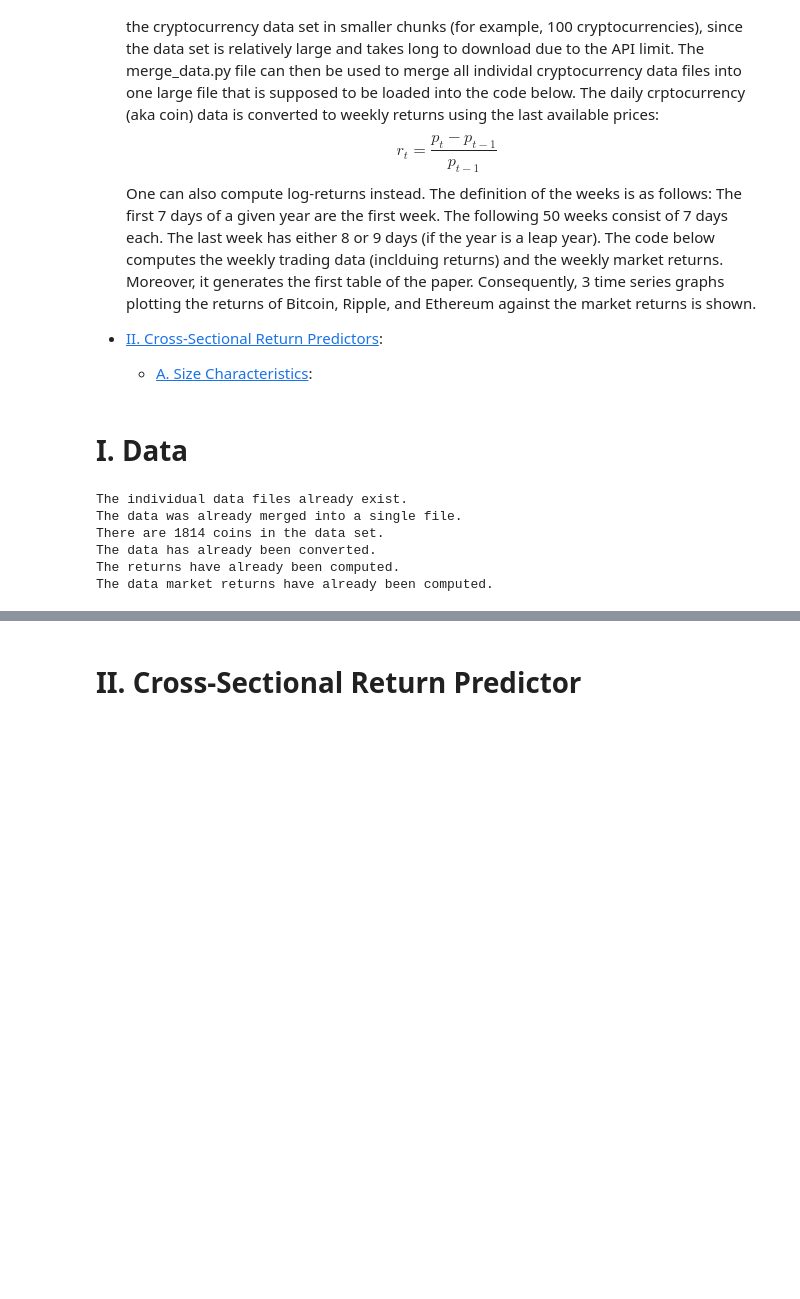
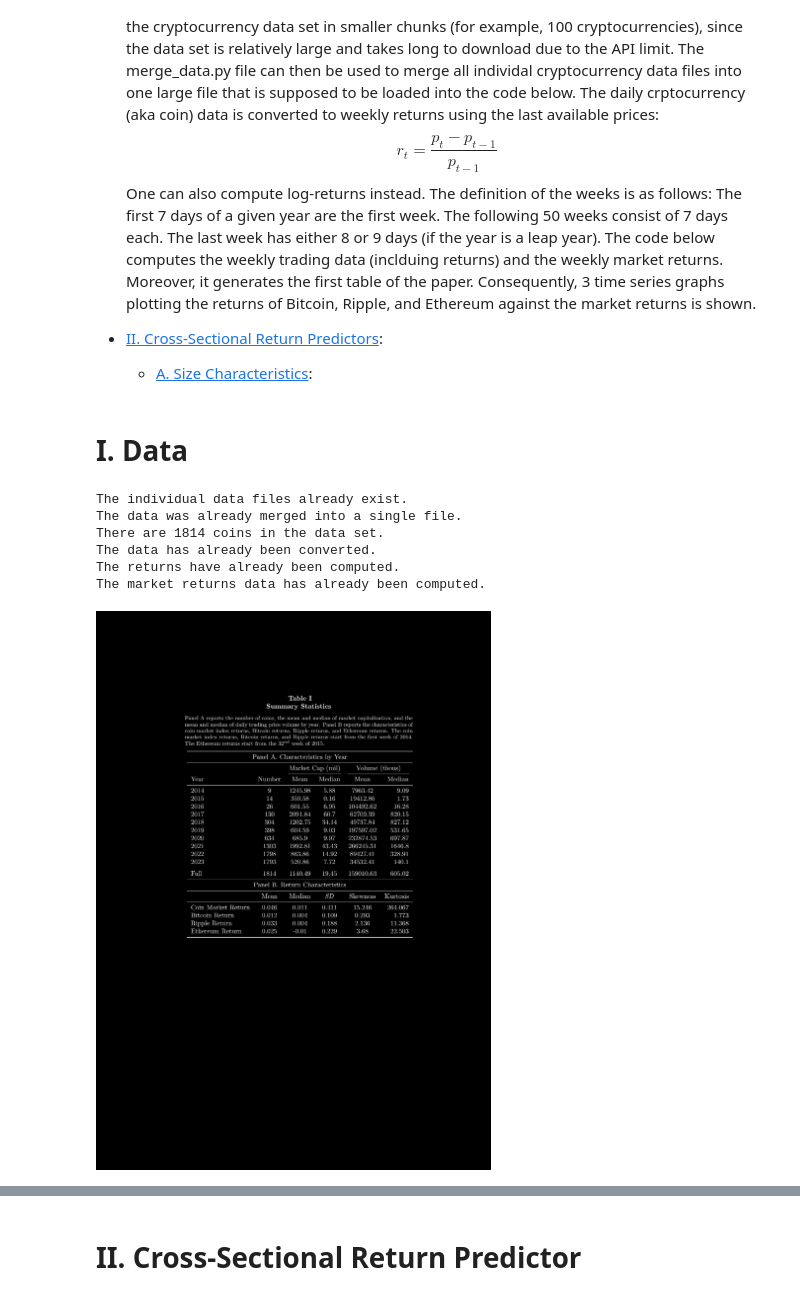
Before and after one commit to MarcGehring97/Crypto-Currency-Asset-Pricing, a Jupyter notebook: main.ipynb, the cells around one changed output, grey strips where cells are left out. Drawn from its saved outputs; the diff is of its cells as text; code cells hidden in the pictures; blank space fills up the shorter version.

```diff
--- a/main.ipynb
+++ b/main.ipynb
@@ -210,35 +210,43 @@ market_weekly_returns["included_ids"] = [["Test"]] * 90
 
 coins_weekly_returns = {"ethereum": None, "bitcoin": None, "ripple": None, "other": None}
 for coin in coins_weekly_returns.keys():
     year = [2014] * 10 + [2015] * 10 + [2016] * 10 + [2017] * 10 + [2018] * 10 + [2019] * 10 + [2020] * 10 + [2021] * 10 + [2022] * 10
     week = random.sample(range(10, 300), 90)
     price = random.sample(range(10, 300), 90)
     market_cap = random.sample(range(10000, 300000), 90)
     volume = random.sample(range(10, 300), 90)
     returns = random.sample(range(10, 300), 90)
     returns = [x / 1000 for x in returns]
 
     df = pd.DataFrame({"year": year, "week": week, "price": price, "market_cap": market_cap, "volume": volume, "return": returns})
     coins_weekly_returns[coin] = df
 """
 
+# inverting the colors in the PDF in case the user is using dark mode
+if input("Is your editor is dark mode? y/n ") in ["Y", "y"]:
+    invert = True
+else:
+    invert = False
+
 # creates a temporary PDF file named "cover.pdf"
 # repeating the process overwrites the file
 # we need also the daily data since Panel A is built on daily data
-render.render_summary_statistics(start_date, end_date, daily_trading_data, market_weekly_returns, coins_weekly_returns)
+# this step takes about 1 hour
+render.render_summary_statistics(start_date, end_date, daily_trading_data, market_weekly_returns, coins_weekly_returns, invert=invert)
 
 pdf_path = os.getcwd() + "/cover.pdf"
 # printing the PDF
 # this code has to be in the main file
 img = Image(filename=pdf_path, resolution=100)
 img
 # %% [output]
 The individual data files already exist.
 The data was already merged into a single file.
 There are 1814 coins in the data set.
 The data has already been converted.
 The returns have already been computed.
-The data market returns have already been computed.
+The market returns data has already been computed.
+[figure, added]
 # %%
 # plotting the time series graphs
 import matplotlib.pyplot as plt, datetime, numpy as np, math
```
Also changed, not shown: parts of 3 cells of this notebook, 7 other files.
